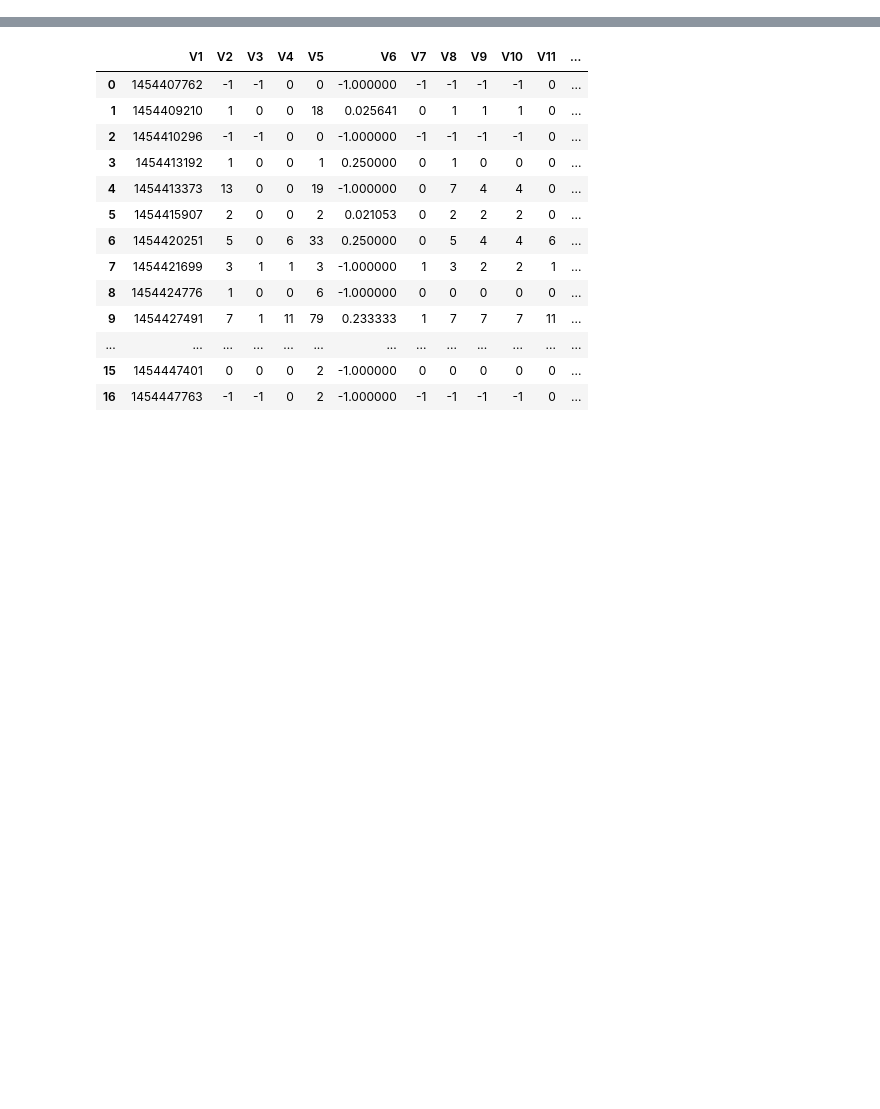
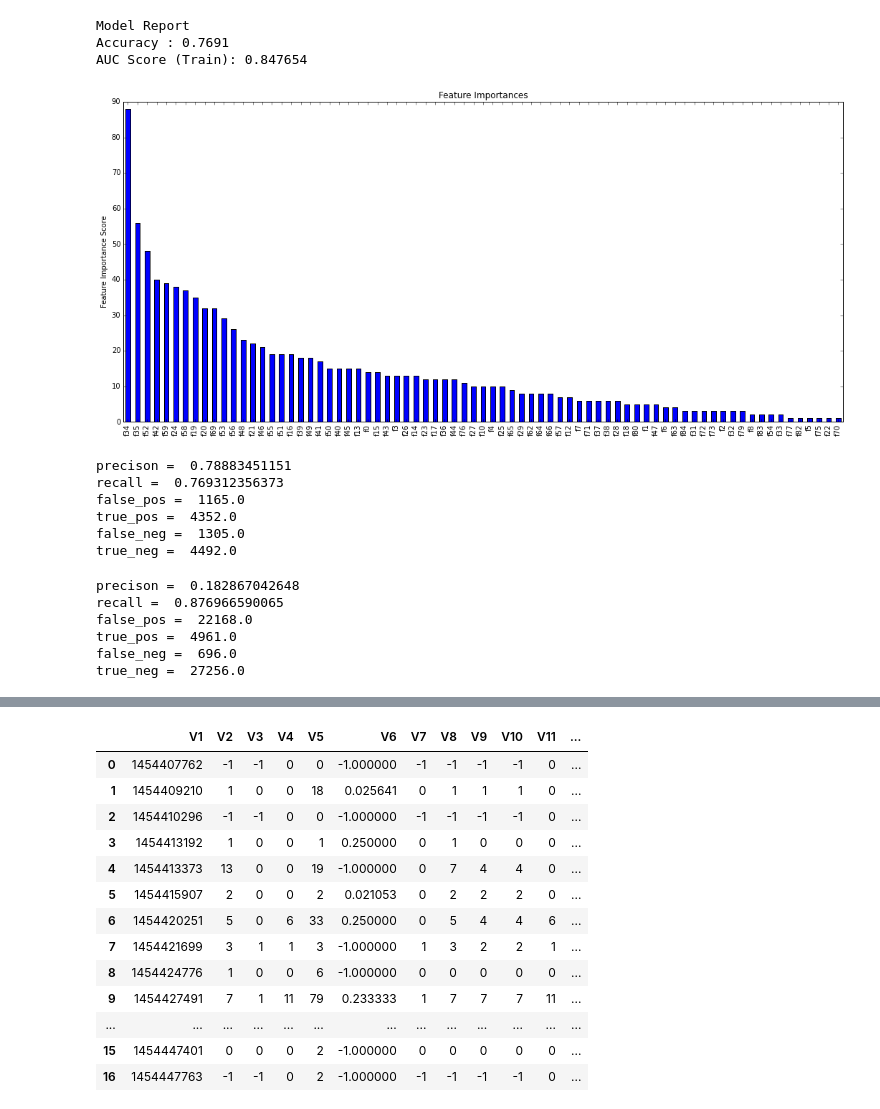
Before and after one commit to Matttteo/joinctrip, a Jupyter notebook: joinctrip.ipynb, the cells around one changed output, grey strips where cells are left out. Saved outputs shown, nothing was run; the diff lists cells and outputs as text; code cells hidden in the pictures; blank space fills up the shorter version.

```diff
--- a/joinctrip.ipynb
+++ b/joinctrip.ipynb
@@ -7,0 +439,74 @@ p = pd.read_csv('train.txt',sep= ' ')
+# %%
+#Up sample data
+X, y , val_X, val_y= UpSample(data_set, labels, 9)
+X = preprocessing.scale(X)
+modelfit(xgb1, X, y)
+# %% [output]
+Model Report
+Accuracy : 0.7691
+AUC Score (Train): 0.847654
+[figure, added]
+# %%
+
+predictions = xgb1.predict(X)
+false_pos = 0.0
+true_pos = 0.0
+false_neg = 0.0
+true_neg = 0.0
+for i in range(predictions.shape[0]):
+    if(int(y[i]) == 1):
+        if(predictions[i] == 1):
+            true_pos += 1.0
+        else:
+            false_neg += 1.0
+    else:
+        if(predictions[i] == 0):
+            true_neg += 1.0
+        else:
+            false_pos += 1.0
+
+print 'precison = ', true_pos/(true_pos + false_pos)
+print 'recall = ' , true_pos/(true_pos + false_neg)
+print 'false_pos = ' , false_pos
+print 'true_pos = ', true_pos
+print 'false_neg = ', false_neg
+print 'true_neg = ', true_neg
+# %% [output]
+precison =  0.78883451151
+recall =  0.769312356373
+false_pos =  1165.0
+true_pos =  4352.0
+false_neg =  1305.0
+true_neg =  4492.0
+# %%
+data_set_ = preprocessing.scale(data_set)
+predictions = xgb1.predict(data_set_)
+false_pos = 0.0
+true_pos = 0.0
+false_neg = 0.0
+true_neg = 0.0
+for i in range(predictions.shape[0]):
+    if(int(labels[i]) == 1):
+        if(predictions[i] == 1):
+            true_pos += 1.0
+        else:
+            false_neg += 1.0
+    else:
+        if(predictions[i] == 0):
+            true_neg += 1.0
+        else:
+            false_pos += 1.0
+
+print 'precison = ', true_pos/(true_pos + false_pos)
+print 'recall = ' , true_pos/(true_pos + false_neg)
+print 'false_pos = ' , false_pos
+print 'true_pos = ', true_pos
+print 'false_neg = ', false_neg
+print 'true_neg = ', true_neg
+# %% [output]
+precison =  0.182867042648
+recall =  0.876966590065
+false_pos =  22168.0
+true_pos =  4961.0
+false_neg =  696.0
+true_neg =  27256.0
```
Also changed, not shown: parts of 59 cells of this notebook, 3 other files.
